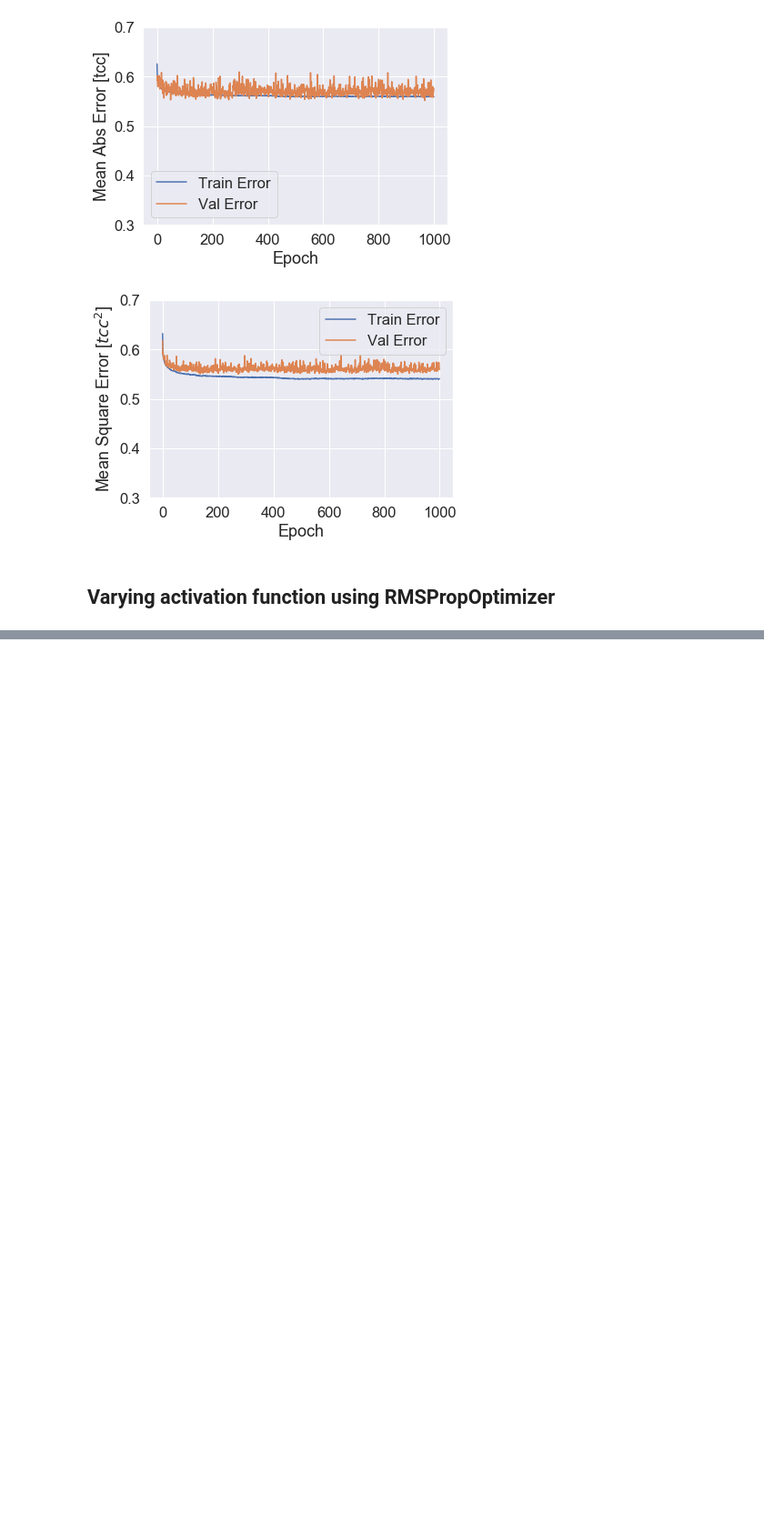
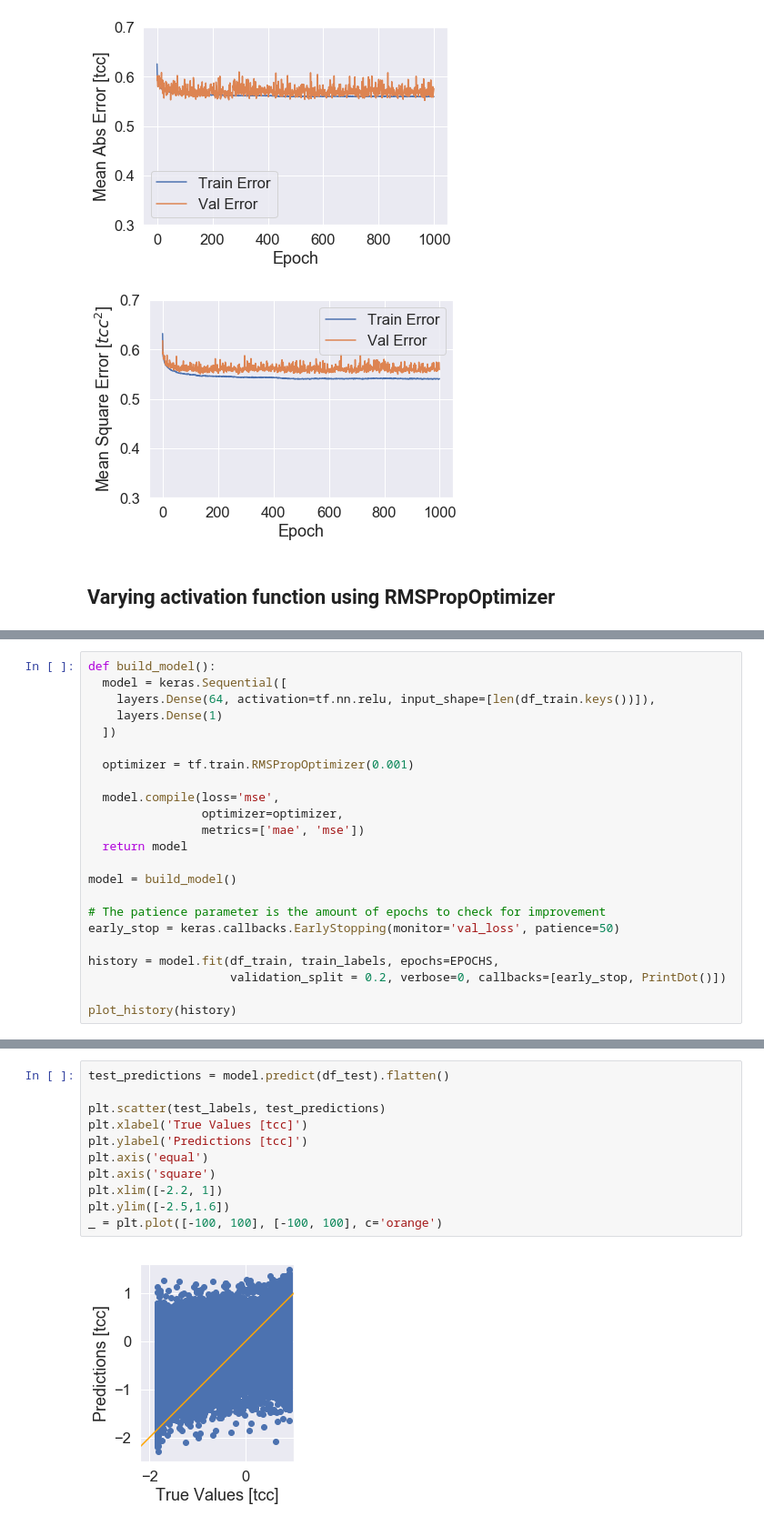
Before and after one commit to hannasv/Project3, a Jupyter notebook: keras_nn.ipynb, the cells around one changed output, grey strips where cells are left out. Shown at 91% size. Cells and saved outputs as stored; diff of their text form; blank space fills up the shorter version.

```diff
--- a/keras_nn.ipynb
+++ b/keras_nn.ipynb
@@ -505,0 +636,23 @@ plot_history(history)
+# %%
+def build_model():
+  model = keras.Sequential([
+    layers.Dense(64, activation=tf.nn.relu, input_shape=[len(df_train.keys())]),
+    layers.Dense(1)
+  ])
+
+  optimizer = tf.train.RMSPropOptimizer(0.001)
+
+  model.compile(loss='mse',
+                optimizer=optimizer,
+                metrics=['mae', 'mse'])
+  return model
+
+model = build_model()
+
+# The patience parameter is the amount of epochs to check for improvement
+early_stop = keras.callbacks.EarlyStopping(monitor='val_loss', patience=50)
+
+history = model.fit(df_train, train_labels, epochs=EPOCHS,
+                    validation_split = 0.2, verbose=0, callbacks=[early_stop, PrintDot()])
+
+plot_history(history)
@@ -505,0 +673,13 @@ plot_history(history)
+# %%
+test_predictions = model.predict(df_test).flatten()
+
+plt.scatter(test_labels, test_predictions)
+plt.xlabel('True Values [tcc]')
+plt.ylabel('Predictions [tcc]')
+plt.axis('equal')
+plt.axis('square')
+plt.xlim([-2.2, 1])
+plt.ylim([-2.5,1.6])
+_ = plt.plot([-100, 100], [-100, 100], c='orange')
+# %% [output]
+[figure, added]
```
Also changed, not shown: parts of 50 cells of this notebook.
